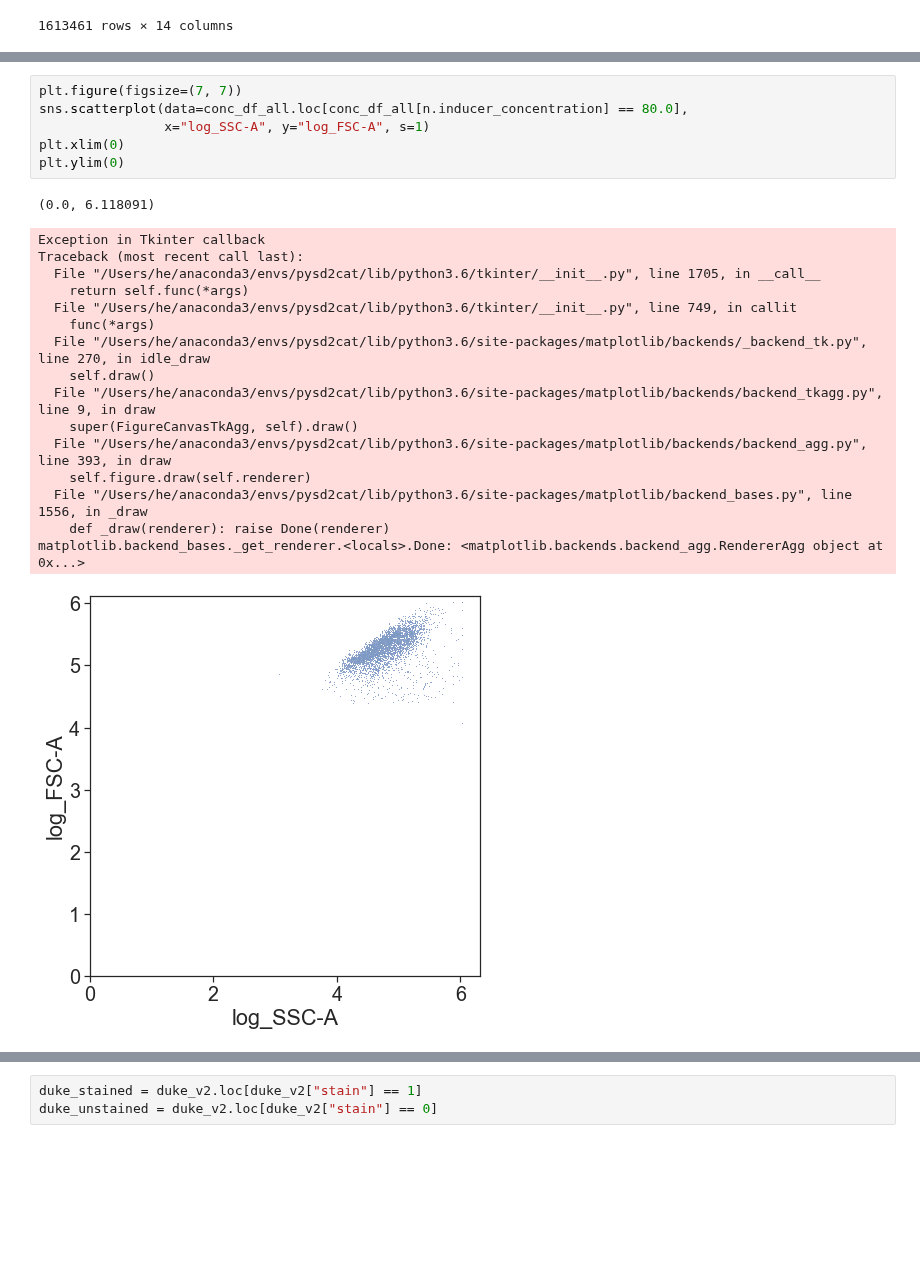
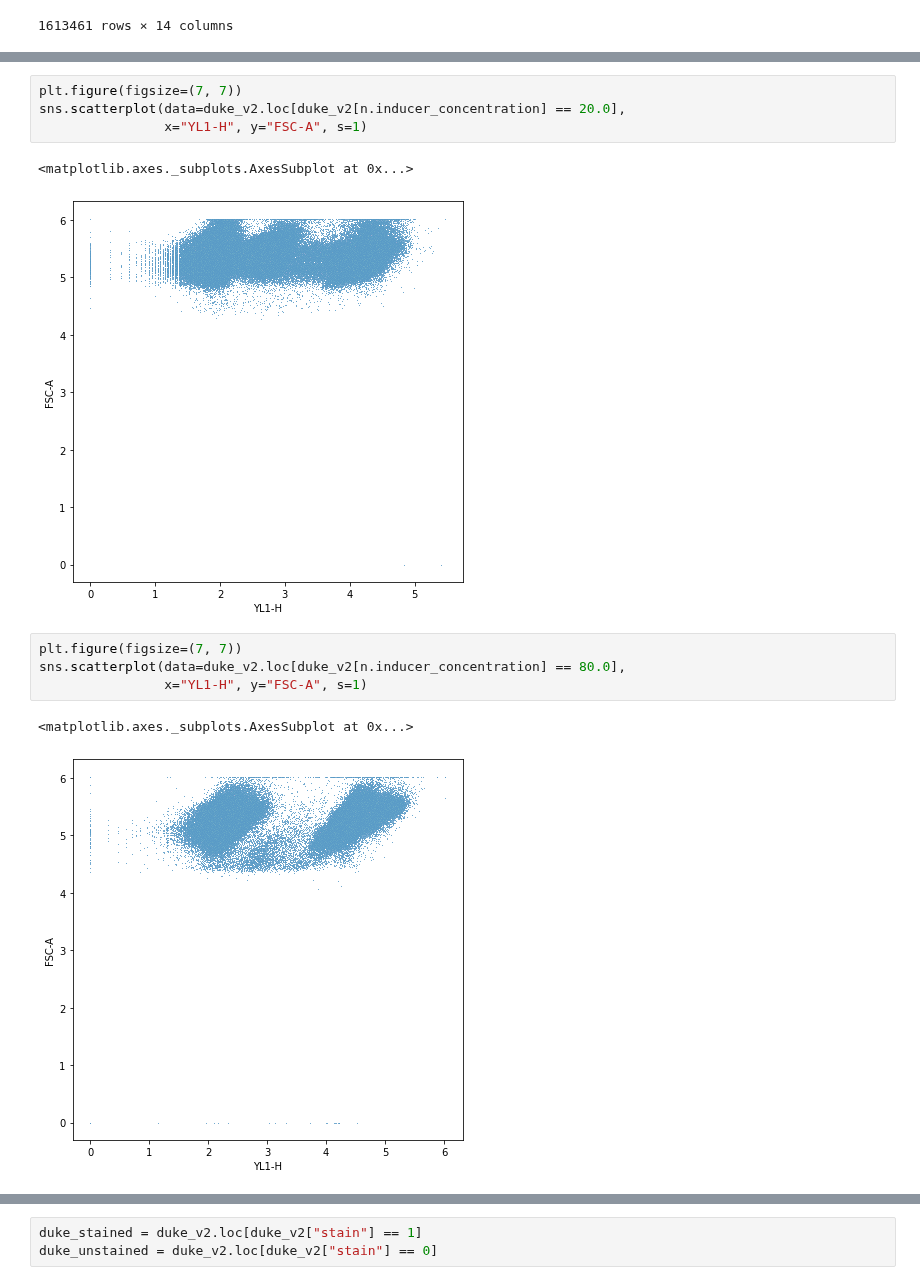
Before and after one commit to SD2E/pysd2cat, a Jupyter notebook: src/pysd2cat/analysis/live_dead_pipeline/Final Plots - Duke 2.0.ipynb, the cells around one changed output, grey strips where cells are left out. Cells and saved outputs as stored; diff of their text form; blank space fills up the shorter version.

```diff
--- a/src/pysd2cat/analysis/live_dead_pipeline/Final Plots - Duke 2.0.ipynb
+++ b/src/pysd2cat/analysis/live_dead_pipeline/Final Plots - Duke 2.0.ipynb
@@ -87,24 +85,14 @@ sns.scatterplot(data=conc_df_all, x="log_SSC-A", y="log_FSC-A", s=1)
+# %%
+plt.figure(figsize=(7, 7))
+sns.scatterplot(data=duke_v2.loc[duke_v2[n.inducer_concentration] == 20.0],
+                x="YL1-H", y="FSC-A", s=1)
+# %% [output]
+<matplotlib.axes._subplots.AxesSubplot at 0x...>
+[figure, added]
 # %%
 plt.figure(figsize=(7, 7))
-sns.scatterplot(data=conc_df_all.loc[conc_df_all[n.inducer_concentration] == 80.0],
-                x="log_SSC-A", y="log_FSC-A", s=1)
-plt.xlim(0)
-plt.ylim(0)
+sns.scatterplot(data=duke_v2.loc[duke_v2[n.inducer_concentration] == 80.0],
+                x="YL1-H", y="FSC-A", s=1)
 # %% [output]
-(0.0, 6.118091)
+<matplotlib.axes._subplots.AxesSubplot at 0x...>
-Exception in Tkinter callback
-Traceback (most recent call last):
-  File "/Users/he/anaconda3/envs/pysd2cat/lib/python3.6/tkinter/__init__.py", line 1705, in __call__
-    return self.func(*args)
-  File "/Users/he/anaconda3/envs/pysd2cat/lib/python3.6/tkinter/__init__.py", line 749, in callit
-    func(*args)
-  File "/Users/he/anaconda3/envs/pysd2cat/lib/python3.6/site-packages/matplotlib/backends/_backend_tk.py", line 270, in idle_draw
-    self.draw()
-  File "/Users/he/anaconda3/envs/pysd2cat/lib/python3.6/site-packages/matplotlib/backends/backend_tkagg.py", line 9, in draw
-    super(FigureCanvasTkAgg, self).draw()
-  File "/Users/he/anaconda3/envs/pysd2cat/lib/python3.6/site-packages/matplotlib/backends/backend_agg.py", line 393, in draw
-    self.figure.draw(self.renderer)
-  File "/Users/he/anaconda3/envs/pysd2cat/lib/python3.6/site-packages/matplotlib/backend_bases.py", line 1556, in _draw
-    def _draw(renderer): raise Done(renderer)
-matplotlib.backend_bases._get_renderer.<locals>.Done: <matplotlib.backends.backend_agg.RendererAgg object at 0x...>
-[figure, old version]
+[figure, new version]
```
Also changed, not shown: parts of 15 cells of this notebook, 3 other files.
